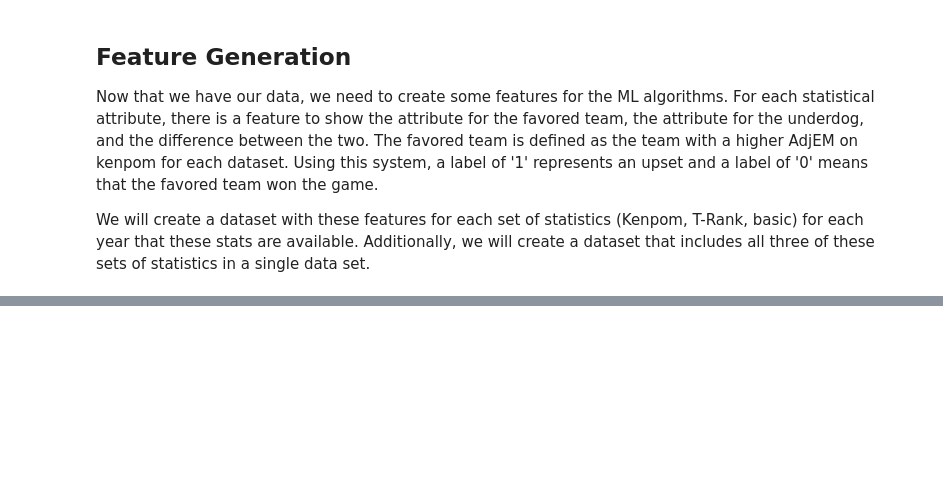
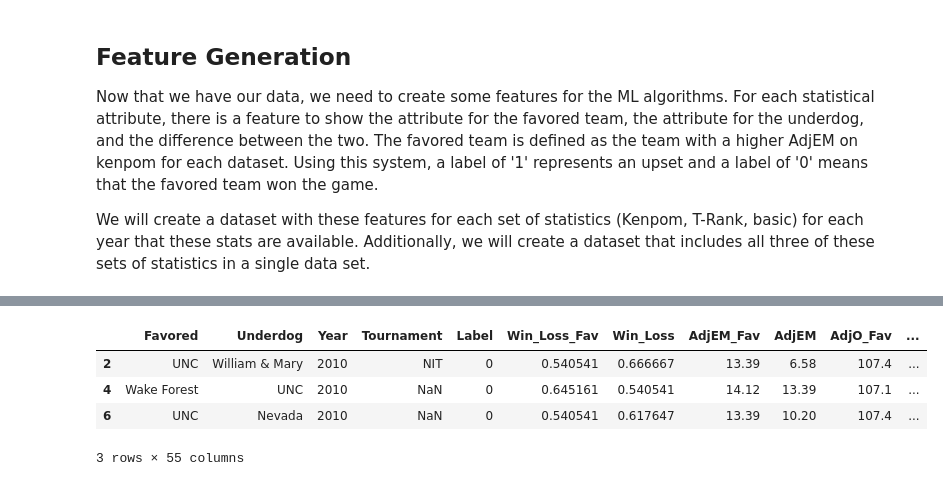
Before and after one commit to pjmartinkus/College_Basketball, a Jupyter notebook: Notebooks/Creating the Training Data.ipynb, the cells around one changed output, grey strips where cells are left out. Saved outputs shown, nothing was run; the diff lists cells and outputs as text; code cells hidden in the pictures; blank space fills up the shorter version.

Commit message:
Creating 2023 training data

```diff
--- a/Notebooks/Creating the Training Data.ipynb
+++ b/Notebooks/Creating the Training Data.ipynb
@@ -115,0 +124,13 @@ all_vecs.to_csv('{}training.csv'.format(path), index=False)
+# %%
+# Our filtering rule is that each of the features below must be at least in the
+# 2nd percentile of the tournament data
+threshold_features = ['Win_Loss', 'AdjEM', 'Barthag']
+threshold_quatile = 0.02
+# %%
+# Filter regular season data
+thresholds = t_vecs.quantile(threshold_quatile)[threshold_features]
+is_above_threshold = pd.concat([r_vecs[feat] >= thresh for feat, thresh in thresholds.iteritems()], axis=1)
+filtered_r_vecs = r_vecs[is_above_threshold.all(axis=1)]
+
+print("There are {} games in the filtered regular season data".format(len(filtered_r_vecs)))
+filtered_r_vecs.head(3)
@@ -115,0 +144,4 @@ all_vecs.to_csv('{}training.csv'.format(path), index=False)
+# %%
+# Combine all games in training data
+filtered_vecs = pd.concat([filtered_r_vecs, t_vecs])
+print("There are {} games in the training data".format(len(filtered_vecs)))
@@ -115,0 +156,21 @@ all_vecs.to_csv('{}training.csv'.format(path), index=False)
+# %%
+feature_names = ['Win_Loss', 'AdjEM', 'AdjO', 'AdjD', 'AdjT', 'Luck', 'OppAdjEM',
+               'NCSOS AdjEM', 'TOR', 'TORD', 'ORB', 'DRB', 'FTR', 'FTRD', '2P%',
+               '2P%D', '3P%D', '3PA', '3PA_opp', 'FT%', 'FT%_opp', 'AST', 'AST_opp',
+               'BLK', 'BLK_opp']
+
+feature_set = list()
+for n in feature_names:
+    feature_set.append(n + '_Fav')
+    feature_set.append(n)
+
+needed_cols = ['Favored', 'Underdog', 'Year', 'Tournament', 'Label']
+# %%
+feature_vecs = filtered_vecs[needed_cols + feature_set]
+feature_vecs.head(3)
+# %% [output]
+|  | Favored | Underdog | Year | Tournament | Label | Win_Loss_Fav | Win_Loss | AdjEM_Fav | AdjEM | AdjO_Fav | ... |
+| 2 | UNC | William & Mary | 2010 | NIT | 0 | 0.540541 | 0.666667 | 13.39 | 6.58 | 107.4 | ... |
+| 4 | Wake Forest | UNC | 2010 | NaN | 0 | 0.645161 | 0.540541 | 14.12 | 13.39 | 107.1 | ... |
+| 6 | UNC | Nevada | 2010 | NaN | 0 | 0.540541 | 0.617647 | 13.39 | 10.20 | 107.4 | ... |
+3 rows × 55 columns
```
Also changed, not shown: parts of 13 cells of this notebook, 1 other file.
